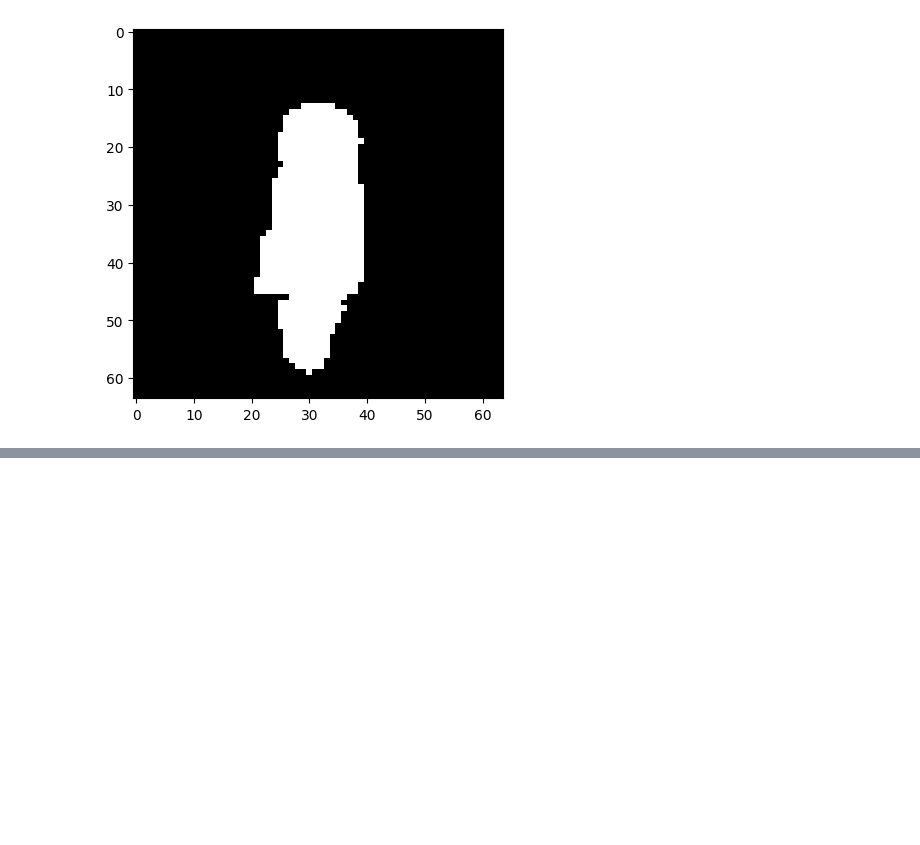
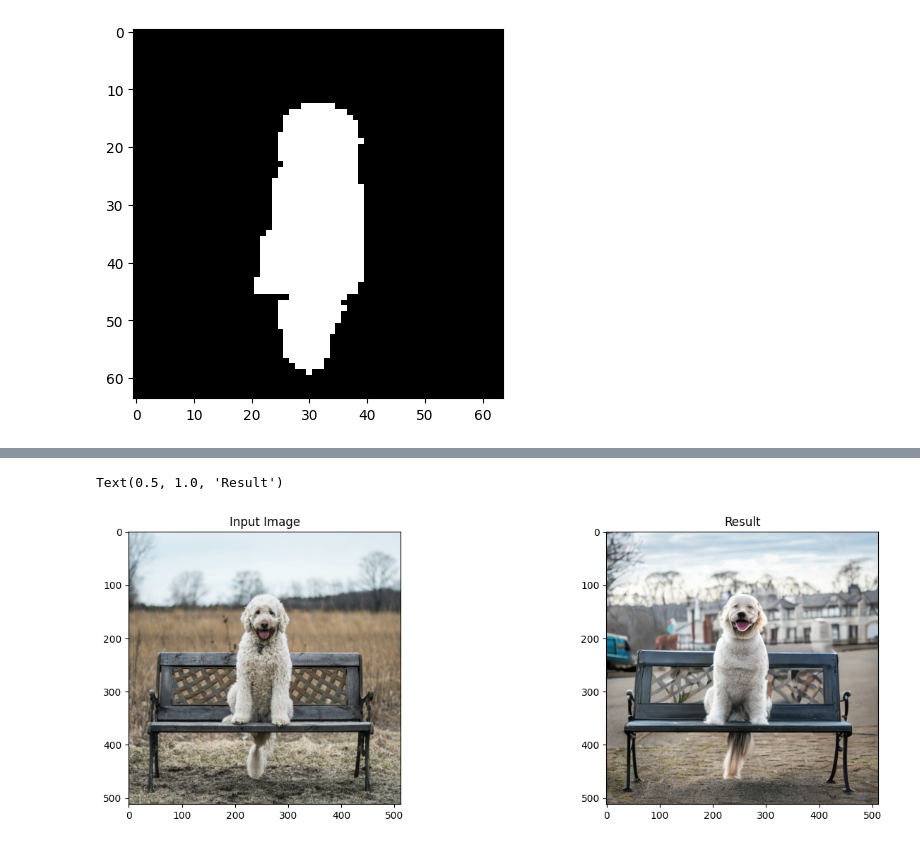
Before and after one commit to teohyc/hugging-face, a Jupyter notebook: inpainting_stable_diffusion.ipynb, the cells around one changed output, grey strips where cells are left out. Drawn from its saved outputs; the diff is of its cells as text; code cells hidden in the pictures; blank space fills up the shorter version.

```diff
--- a/inpainting_stable_diffusion.ipynb
+++ b/inpainting_stable_diffusion.ipynb
@@ -134,0 +141,4 @@ axs[2].set_title("Result")
+# %%
+#depth2image
+pipe = StableDiffusionDepth2ImgPipeline.from_pretrained("stabilityai/stable-diffusion-2-depth")
+pipe.to(device)
@@ -134,0 +165,13 @@ axs[2].set_title("Result")
+# %%
+prompt = "A good doggo on a bench"
+image = pipe(prompt=prompt, image=init_image).images[0]
+
+#view
+fig, axs = plt.subplots(1, 2, figsize=(16, 5))
+axs[0].imshow(init_image)
+axs[0].set_title("Input Image")
+axs[1].imshow(image)
+axs[1].set_title("Result")
+# %% [output]
+Text(0.5, 1.0, 'Result')
+[figure, added]
```
Also changed, not shown: parts of 4 cells of this notebook.
